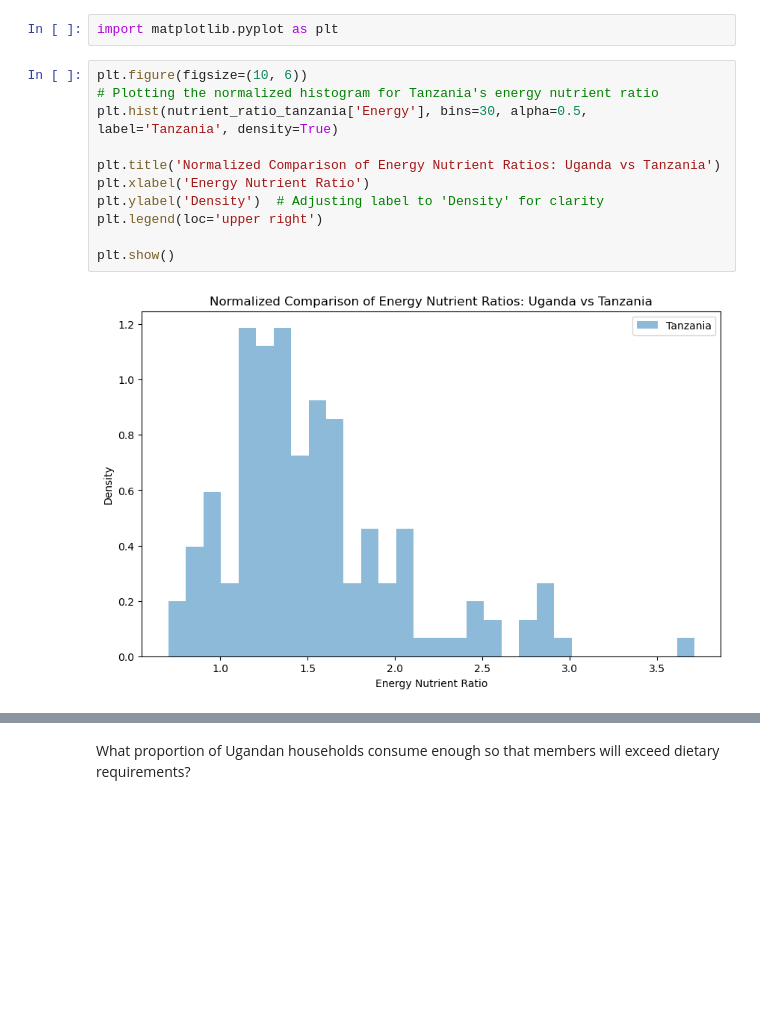
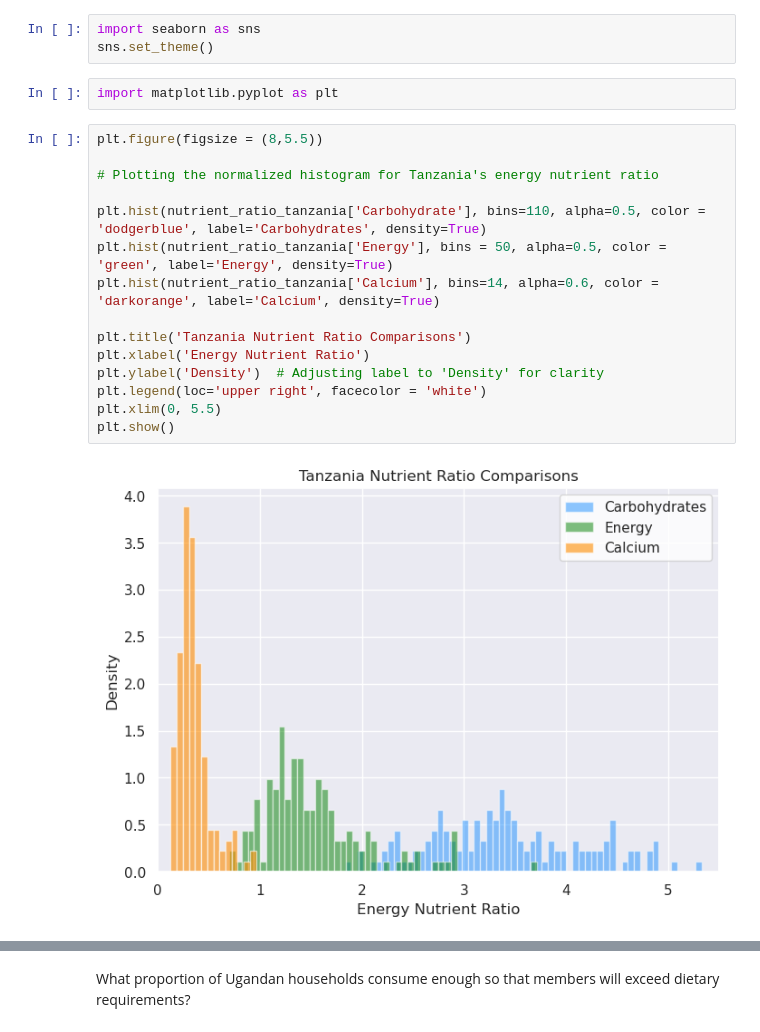
Before and after one commit to malenabuffagni/DavidZilberman, a Jupyter notebook: code_start/tanzania_nutrition.ipynb, the cells around one changed output, grey strips where cells are left out. Drawn from its saved outputs; the diff is of its cells as text; blank space fills up the shorter version.

```diff
--- a/code_start/tanzania_nutrition.ipynb
+++ b/code_start/tanzania_nutrition.ipynb
@@ -352,15 +319,22 @@ result_tanzania.demands(
+# %%
+import seaborn as sns
+sns.set_theme()
 # %%
 import matplotlib.pyplot as plt
 # %%
-plt.figure(figsize=(10, 6))
+plt.figure(figsize = (8,5.5))
+
 # Plotting the normalized histogram for Tanzania's energy nutrient ratio
-plt.hist(nutrient_ratio_tanzania['Energy'], bins=30, alpha=0.5, label='Tanzania', density=True)
 
-plt.title('Normalized Comparison of Energy Nutrient Ratios: Uganda vs Tanzania')
+plt.hist(nutrient_ratio_tanzania['Carbohydrate'], bins=110, alpha=0.5, color = 'dodgerblue', label='Carbohydrates', density=True)
+plt.hist(nutrient_ratio_tanzania['Energy'], bins = 50, alpha=0.5, color = 'green', label='Energy', density=True)
+plt.hist(nutrient_ratio_tanzania['Calcium'], bins=14, alpha=0.6, color = 'darkorange', label='Calcium', density=True)
+
+plt.title('Tanzania Nutrient Ratio Comparisons')
 plt.xlabel('Energy Nutrient Ratio')
 plt.ylabel('Density')  # Adjusting label to 'Density' for clarity
-plt.legend(loc='upper right')
-
+plt.legend(loc='upper right', facecolor = 'white')
+plt.xlim(0, 5.5)
 plt.show()
 # %% [output]
-[figure, old version]
+[figure, new version]
```
Also changed, not shown: parts of 62 cells of this notebook, 3 other files.
